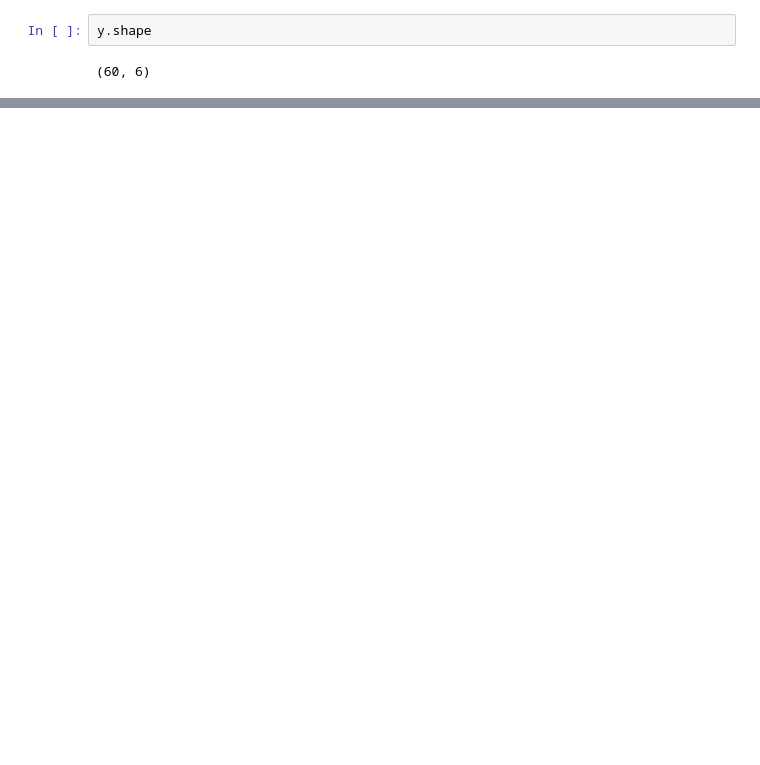
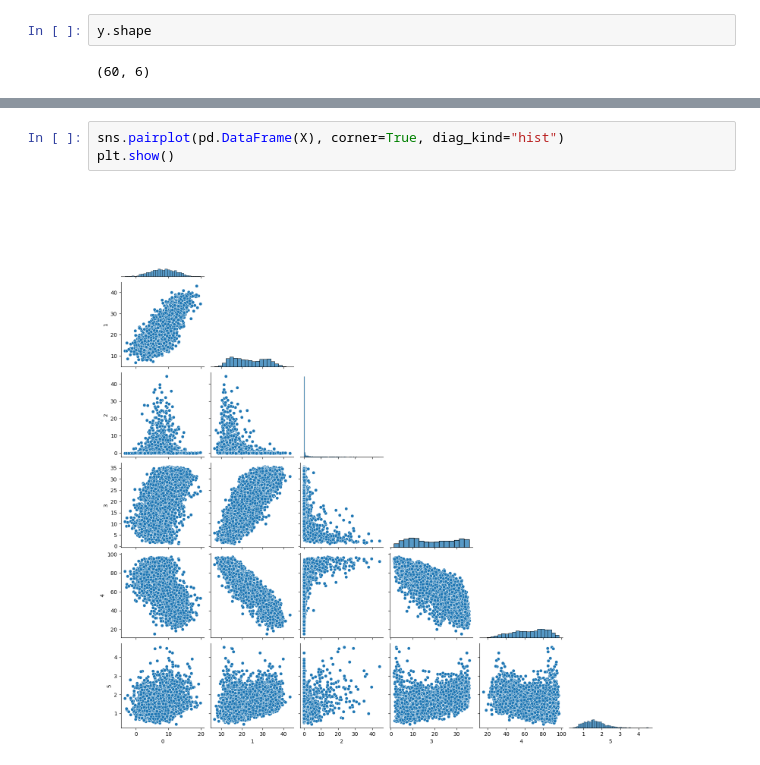
Before and after one commit to frperezgalarce/olive-oil-tactical-planning, a Jupyter notebook: src/genai/ScenarioGeneration.ipynb, the cells around one changed output, grey strips where cells are left out. Cells and saved outputs as stored; diff of their text form; blank space fills up the shorter version.

```diff
--- a/src/genai/ScenarioGeneration.ipynb
+++ b/src/genai/ScenarioGeneration.ipynb
@@ -259,0 +319,5 @@ plt.show()
+# %%
+sns.pairplot(pd.DataFrame(X), corner=True, diag_kind="hist")
+plt.show()
+# %% [output]
+[figure, added]
```
Also changed, not shown: parts of 22 cells of this notebook, 12 other files.
